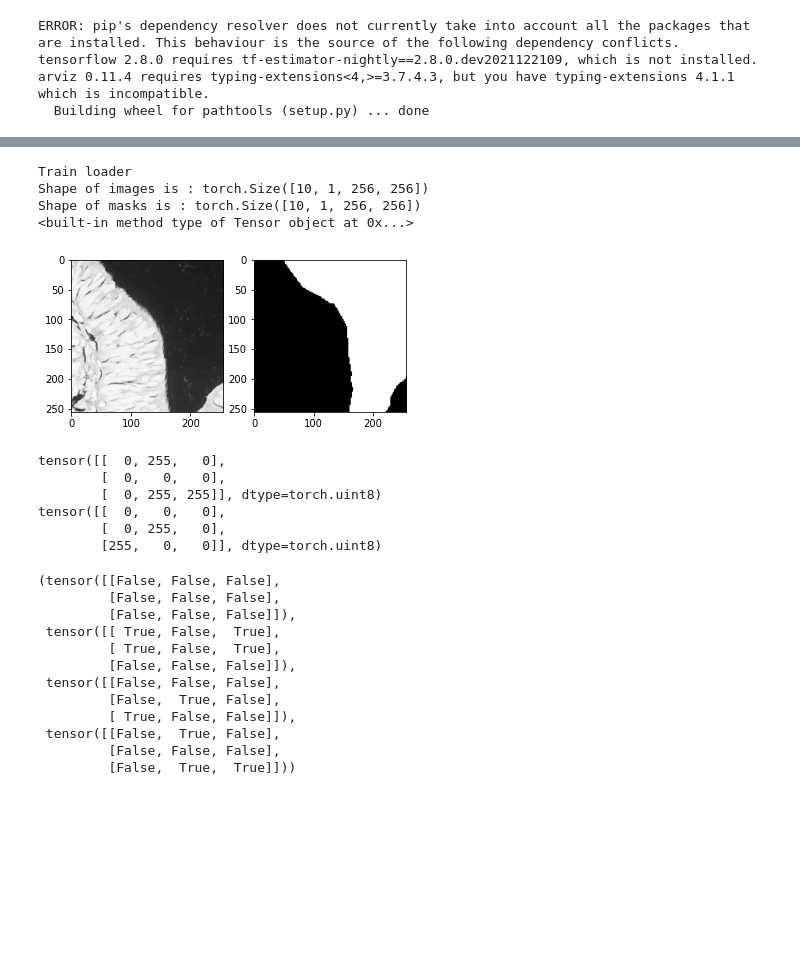
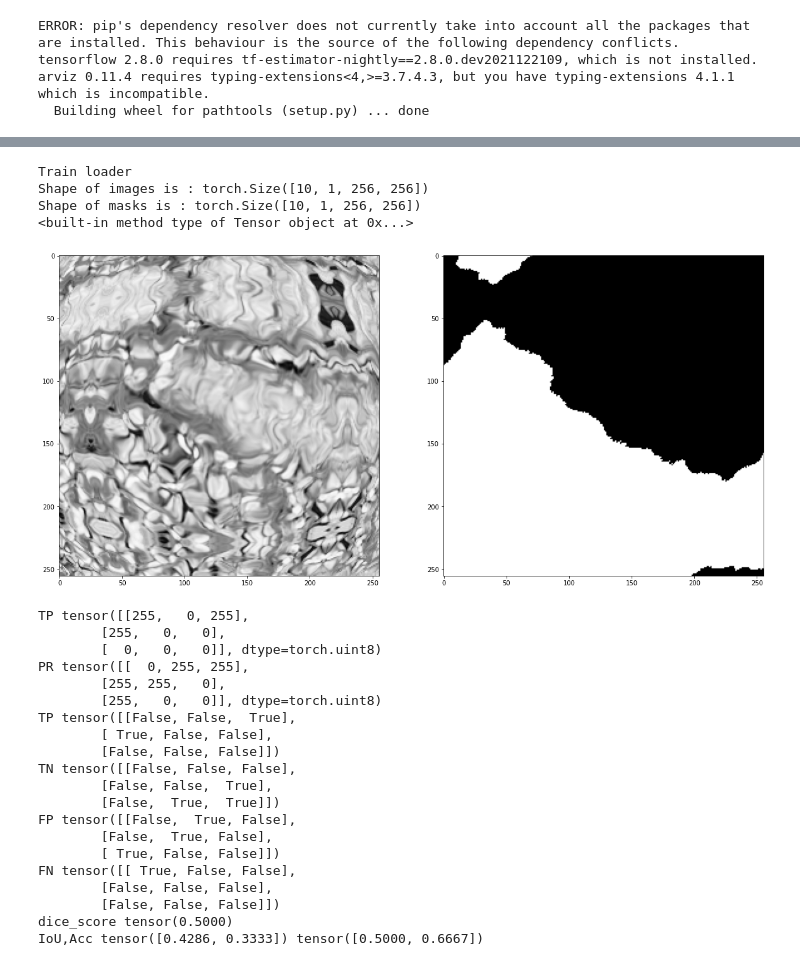
Before and after one commit to Albly/Tissue_segmentation, a Jupyter notebook: main.ipynb, the cells around one changed output, grey strips where cells are left out. Cells and saved outputs as stored; diff of their text form; code cells hidden in the pictures; blank space fills up the shorter version.

```diff
--- a/main.ipynb
+++ b/main.ipynb
@@ -91,6 +84,11 @@ def get_transforms(train_patch_size = 64, test_patch_size = 1500):
         A.RandomCrop(height=train_patch_size, width=train_patch_size, always_apply = True),
         A.HorizontalFlip(always_apply = False, p = 0.5),
         A.VerticalFlip(always_apply = False, p = 0.5),
+        A.RandomRotate90(p=0.5),
+        A.Transpose(p=0.5),
+        A.ElasticTransform(p=1, alpha=120, sigma=120 * 0.05, alpha_affine=120 * 0.03),
+        A.GridDistortion(p=0.5),
+        A.OpticalDistortion(distort_limit=2, shift_limit=0.5, p=0.5),
         #TODO: add other transfroms
     ])
 
@@ -124,35 +122,35 @@ trainLoader, testLoader = prepare_DataLoaders(path = data_path,
                                               transforms = (train_transform, test_transform)
                                               )
 # %%
-#plt.figure(figsize=(20,20))
+plt.figure(figsize=(20,20))
 mask = None
 for image,mask in trainLoader:
     print('Train loader')
     print('Shape of images is :', image.shape)
     print('Shape of masks is :', mask.shape)
     print(image.type)
     plt.subplot(1,2,1)
     plt.imshow(image[0,0], cmap= 'Greys')
     plt.subplot(1,2,2)
     plt.imshow(mask[0,0], cmap= 'Greys')
     break
 
 # plt.figure()
 # for image,mask in testLoader:
 #     print('Test loader')
 #     print('Shape of images is :', image.shape)
 #     print('Shape of masks is :', mask.shape)
 #     plt.subplot(1,2,1)
 #     plt.imshow(image[0,0], cmap= 'Greys')
 #     plt.subplot(1,2,2)
 #     plt.imshow(mask[0,0], cmap= 'Greys')
 #     break
 # %% [output]
 Train loader
 Shape of images is : torch.Size([10, 1, 256, 256])
 Shape of masks is : torch.Size([10, 1, 256, 256])
 <built-in method type of Tensor object at 0x...>
-[figure, old version]
+[figure, new version]
 # %%
 import torch
 from loss import *
@@ -161,30 +159,38 @@ size = 3
 TR = torch.randint(0,2,[size,size],dtype=torch.uint8)*255
 PR = torch.randint(0,2,[size,size],dtype=torch.uint8)*255
 
-TP,TN,FP,FN = calc_val_data(TR, PR)
-dice_score = calc_val_loss(TP,TN,FP,FN,eps=1e-7)
+TP,TN,FP,FN = calc_val_data_dice(TR, PR)
+dice_score = calc_val_loss_dice(TP,TN,FP,FN)
+
+I,U,T = calc_val_data_IoU(TR,PR)
+IoU,Acc = calc_val_loss_IoU(I,U,T)
+
 print("TP",TR)
 print("PR",PR)
 print("TP",TP)
 print("TN",TN)
 print("FP",FP)
 print("FN",FN)
+print("dice_score",dice_score)
+print("IoU,Acc",IoU,Acc)
 # %% [output]
-tensor([[  0, 255,   0],
-        [  0,   0,   0],
-        [  0, 255, 255]], dtype=torch.uint8)
-tensor([[  0,   0,   0],
-        [  0, 255,   0],
+TP tensor([[255,   0, 255],
+        [255,   0,   0],
+        [  0,   0,   0]], dtype=torch.uint8)
+PR tensor([[  0, 255, 255],
+        [255, 255,   0],
         [255,   0,   0]], dtype=torch.uint8)
+TP tensor([[False, False,  True],
+        [ True, False, False],
+        [False, False, False]])
+TN tensor([[False, False, False],
+        [False, False,  True],
+        [False,  True,  True]])
+FP tensor([[False,  True, False],
+        [False,  True, False],
+        [ True, False, False]])
+FN tensor([[ True, False, False],
+        [False, False, False],
+        [False, False, False]])
+dice_score tensor(0.5000)
+IoU,Acc tensor([0.4286, 0.3333]) tensor([0.5000, 0.6667])
-(tensor([[False, False, False],
-         [False, False, False],
-         [False, False, False]]),
- tensor([[ True, False,  True],
-         [ True, False,  True],
-         [False, False, False]]),
- tensor([[False, False, False],
-         [False,  True, False],
-         [ True, False, False]]),
- tensor([[False,  True, False],
-         [False, False, False],
-         [False,  True,  True]]))
```
Also changed, not shown: parts of 2 cells of this notebook, 1 other file.
